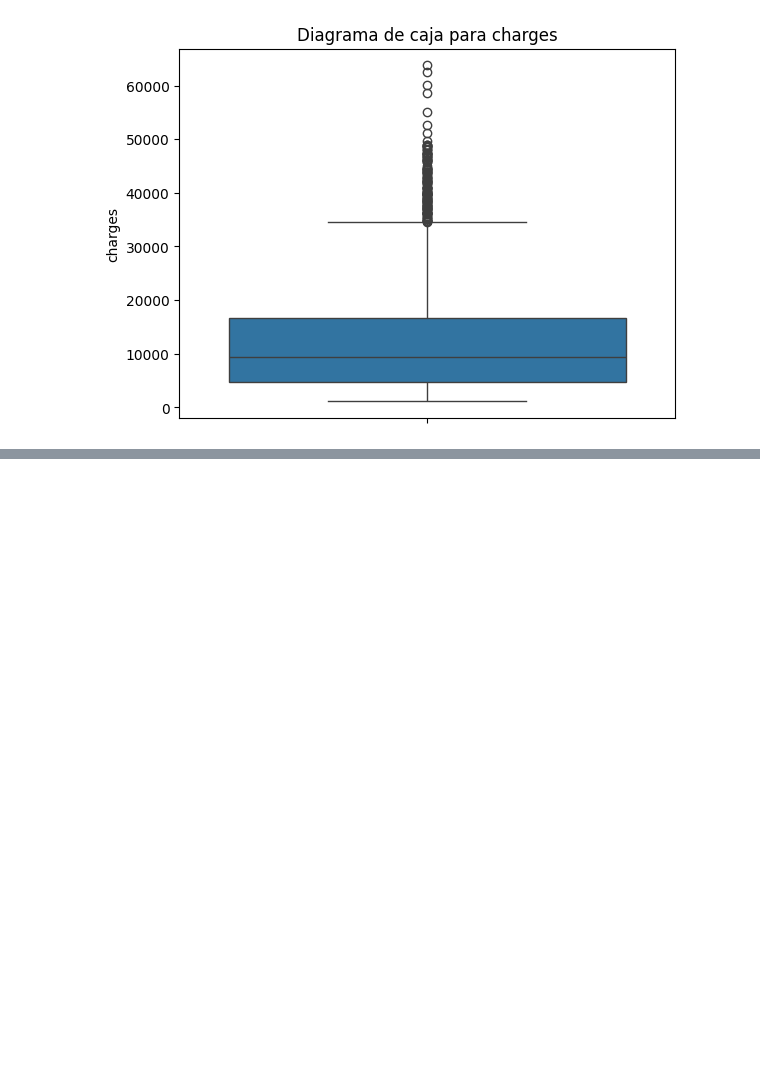
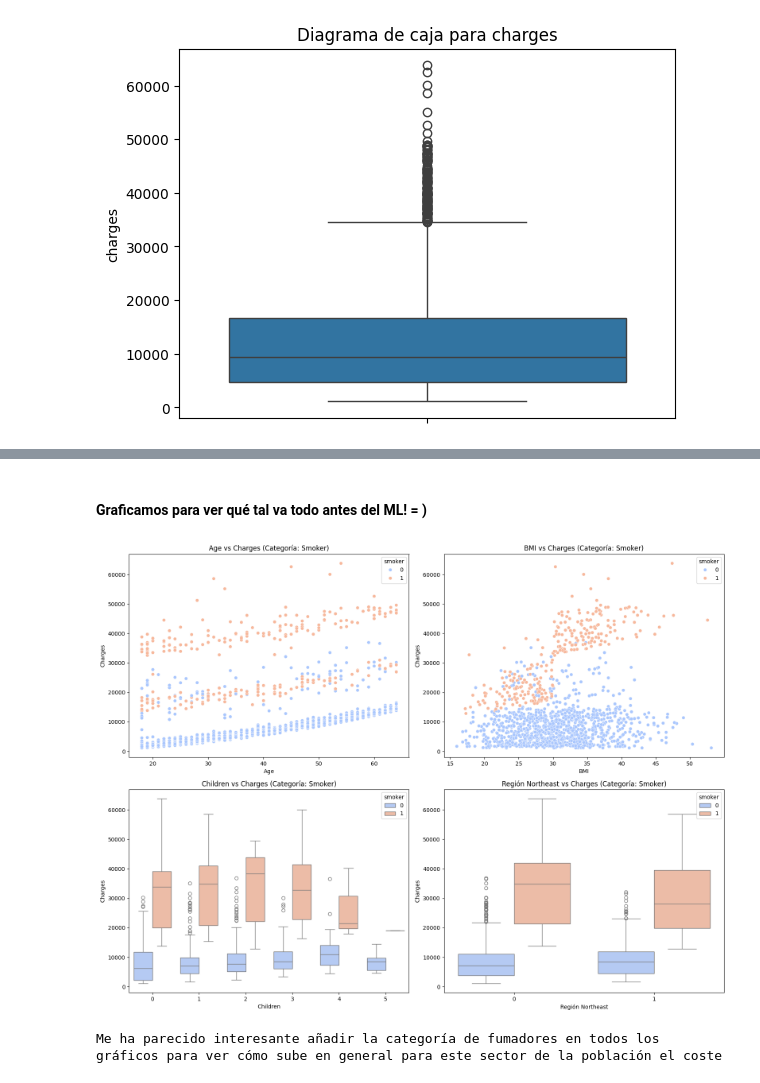
Before and after one commit to 4GeeksAcademy/machine-learning-regresion-lineal, a Jupyter notebook: src/explore.ipynb, the cells around one changed output, grey strips where cells are left out. Drawn from its saved outputs; the diff is of its cells as text; code cells hidden in the pictures; blank space fills up the shorter version.

```diff
--- a/src/explore.ipynb
+++ b/src/explore.ipynb
@@ -165,0 +231,6 @@ print(bmi_outliers_summary)
+# %%
+# Convertir variables binarias a 0 y 1
+data['sex'] = data['sex'].map({'female': 0, 'male': 1})
+data['smoker'] = data['smoker'].map({'no': 0, 'yes': 1})
+
+data.head()
@@ -165,0 +247,7 @@ print(bmi_outliers_summary)
+# %%
+# Aplicamos One-Hot Enconding para 'region'
+data_encoded = pd.get_dummies(data, columns=['region'], drop_first=False) #drop_first=True elimina la columna de referencia (region_northeast) / decido mantenerla con FALSE
+
+#Pasamos el True/False a 0/1
+data_encoded[['region_northwest', 'region_southeast', 'region_southwest', 'region_northeast']] = \
+    data_encoded[['region_northwest', 'region_southeast', 'region_southwest', 'region_northeast']].astype(int)
@@ -165,0 +270,42 @@ print(bmi_outliers_summary)
+# %% [markdown]
+#### Graficamos para ver qué tal va todo antes del ML! = )
+# %%
+
+# Tamaño de la figura
+plt.figure(figsize=(16, 12))
+
+# Relación entre `age` y `charges`
+plt.subplot(2, 2, 1)
+sns.scatterplot(data=data_encoded, x='age', y='charges', hue='smoker', palette='coolwarm')
+plt.title('Age vs Charges (Categoría: Smoker)')
+plt.xlabel('Age')
+plt.ylabel('Charges')
+
+# Relación entre `bmi` y `charges`
+plt.subplot(2, 2, 2)
+sns.scatterplot(data=data_encoded, x='bmi', y='charges', hue='smoker', palette='coolwarm')
+plt.title('BMI vs Charges (Categoría: Smoker)')
+plt.xlabel('BMI')
+plt.ylabel('Charges')
+
+# Relación entre `children` y `charges`
+plt.subplot(2, 2, 3)
+sns.boxplot(data=data_encoded, x='children', y='charges', hue='smoker', palette='coolwarm')
+plt.title('Children vs Charges (Categoría: Smoker)')
+plt.xlabel('Children')
+plt.ylabel('Charges')
+
+# Relación entre regiones y `charges`
+plt.subplot(2, 2, 4)
+sns.boxplot(data=data_encoded, x='region_northeast', y='charges', hue='smoker', palette='coolwarm')
+plt.title('Región Northeast vs Charges (Categoría: Smoker)')
+plt.xlabel('Región Northeast')
+plt.ylabel('Charges')
+
+plt.tight_layout()
+plt.show()
+
+print("Me ha parecido interesante añadir la categoría de fumadores en todos los gráficos para ver cómo sube en general para este sector de la población el coste")
+# %% [output]
+[figure, added]
+Me ha parecido interesante añadir la categoría de fumadores en todos los gráficos para ver cómo sube en general para este sector de la población el coste
```
Also changed, not shown: parts of 49 cells of this notebook.
